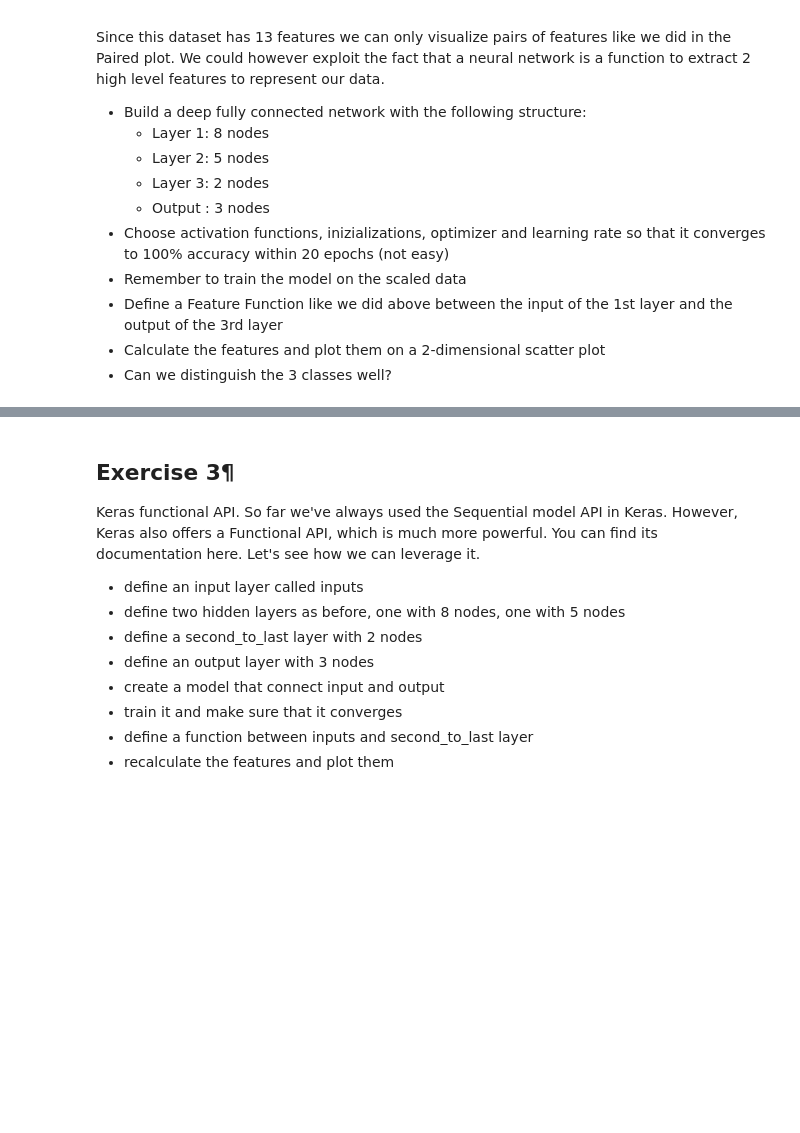
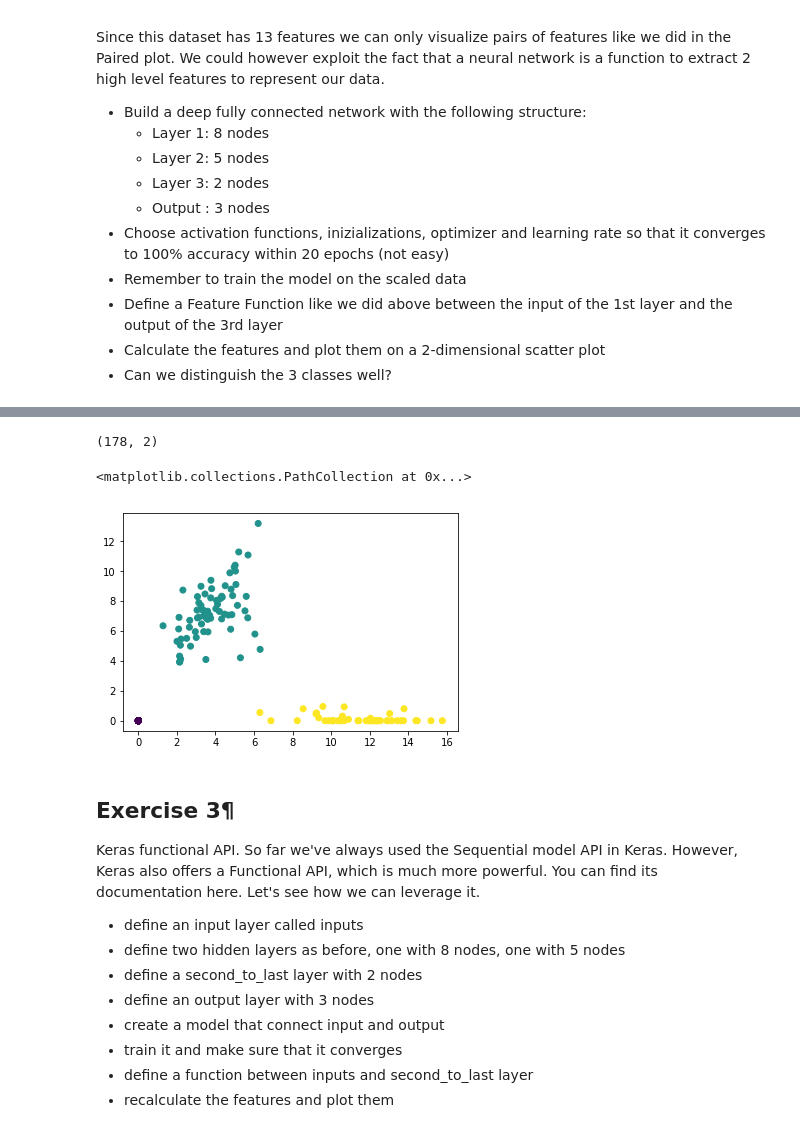
Before and after one commit to YasirHabib/Deep-Learning, a Jupyter notebook: solutions/5 GD Solutions.ipynb, the cells around one changed output, grey strips where cells are left out. Drawn from its saved outputs; the diff is of its cells as text; code cells hidden in the pictures; blank space fills up the shorter version.

```diff
--- a/solutions/5 GD Solutions.ipynb
+++ b/solutions/5 GD Solutions.ipynb
@@ -269,0 +370,3 @@ Since this dataset has 13 features we can only visualize pairs of features like
+# %%
+inp = model.layers[0].input
+inp
@@ -269,0 +375,3 @@ Since this dataset has 13 features we can only visualize pairs of features like
+# %%
+out = model.layers[2].output
+out
@@ -269,0 +380,5 @@ Since this dataset has 13 features we can only visualize pairs of features like
+# %%
+feature_func = backend.function([inp], [out])
+# %%
+feature = feature_func([X])[0]
+print(feature)
@@ -270,3 +403,12 @@ Since this dataset has 13 features we can only visualize pairs of features like
+# %%
+feature.shape
+# %% [output]
+(178, 2)
+# %%
+plt.scatter(feature[:, 0], feature[:, 1], c=Y)
+# %% [output]
+<matplotlib.collections.PathCollection at 0x...>
+[figure, added]
 # %% [markdown]
 ## Exercise 3¶
 Keras functional API. So far we've always used the Sequential model API in Keras. However, Keras also offers a Functional API, which is much more powerful. You can find its documentation here. Let's see how we can leverage it.
```
Also changed, not shown: parts of 12 cells of this notebook.
